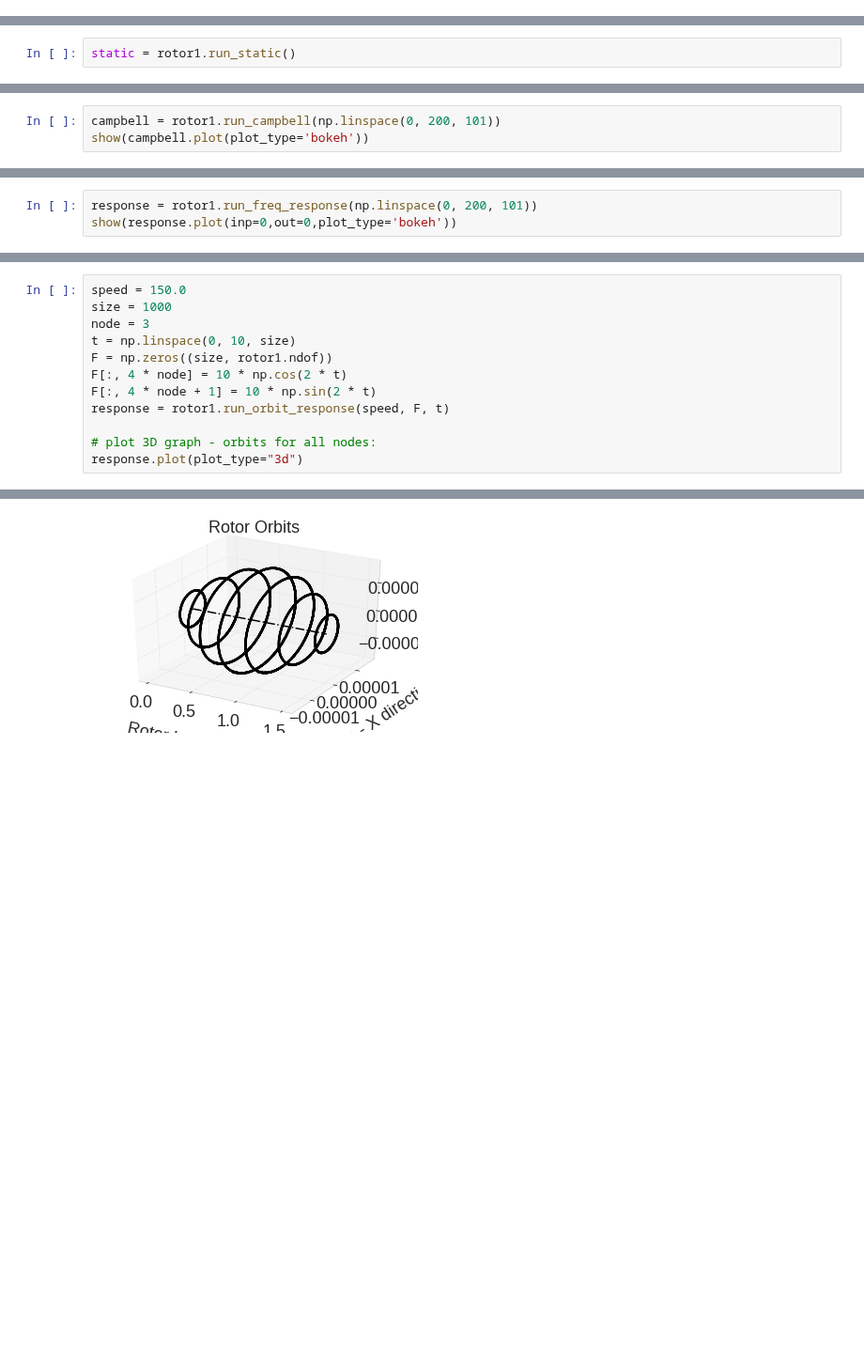
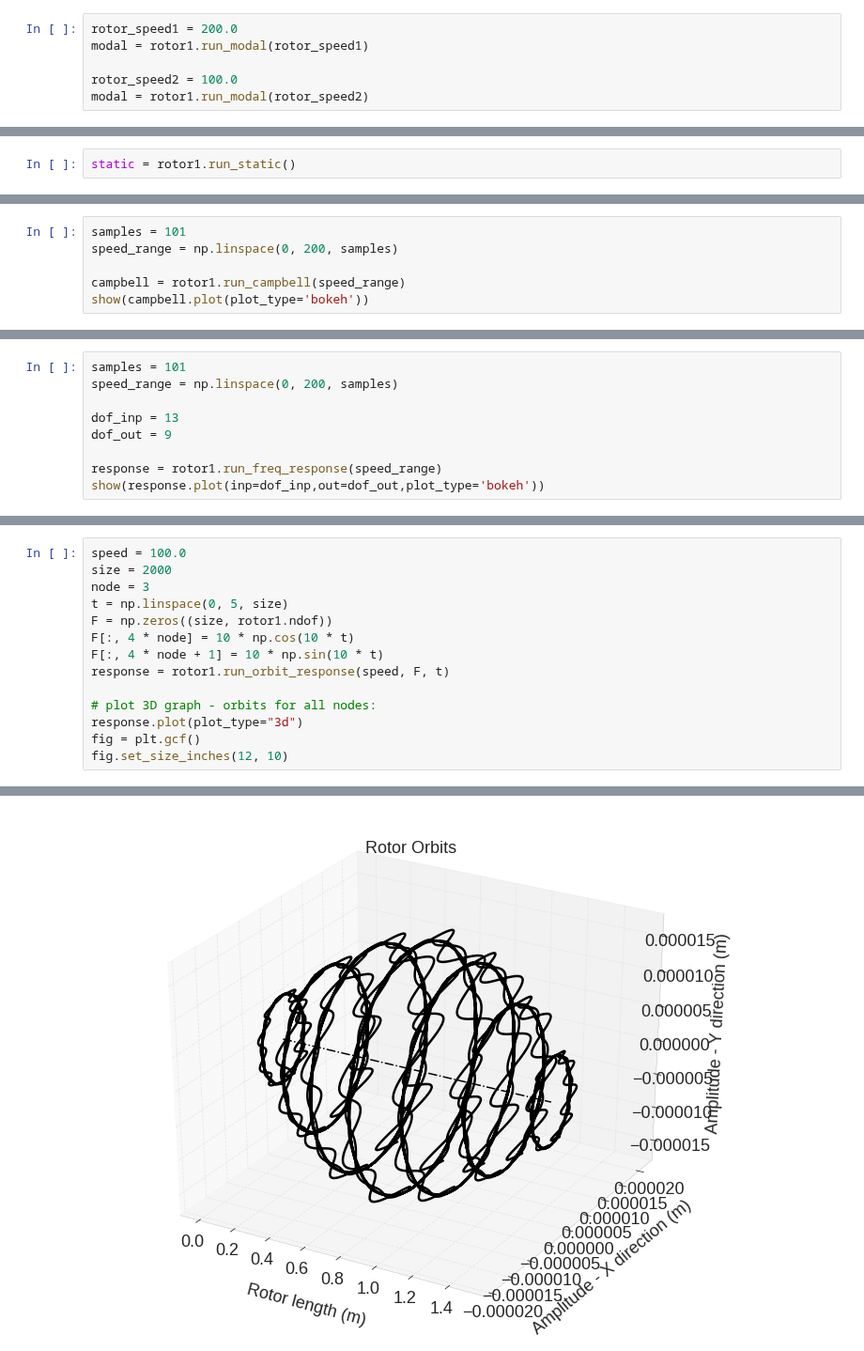
Before and after one commit to jguarato/ross, a Jupyter notebook: docs/examples/tutorial.ipynb, the cells around one changed output, grey strips where cells are left out. Shown at 94% size. Drawn from its saved outputs; the diff is of its cells as text; blank space fills up the shorter version.

```diff
--- a/docs/examples/tutorial.ipynb
+++ b/docs/examples/tutorial.ipynb
@@ -298,0 +357,6 @@ This method gives a free body diagram and a amplificated plot of the rotor respo
+# %%
+rotor_speed1 = 200.0
+modal = rotor1.run_modal(rotor_speed1)
+
+rotor_speed2 = 100.0
+modal = rotor1.run_modal(rotor_speed2)
@@ -323,5 +450,8 @@ In this example we can see the campbell diagram from 0 to 200 rad/s (~1900 RPM).
 # %%
-campbell = rotor1.run_campbell(np.linspace(0, 200, 101))
+samples = 101
+speed_range = np.linspace(0, 200, samples)
+
+campbell = rotor1.run_campbell(speed_range)
 show(campbell.plot(plot_type='bokeh'))
 # %% [output]
 [interactive output not drawn]
@@ -335,6 +496,12 @@ We can put the frequency response of selecting the input and output degree of fr
 # %%
-response = rotor1.run_freq_response(np.linspace(0, 200, 101))
-show(response.plot(inp=0,out=0,plot_type='bokeh'))
+samples = 101
+speed_range = np.linspace(0, 200, samples)
+
+dof_inp = 13
+dof_out = 9
+
+response = rotor1.run_freq_response(speed_range)
+show(response.plot(inp=dof_inp,out=dof_out,plot_type='bokeh'))
 # %% [output]
 [interactive output not drawn]
 [interactive output not drawn]
@@ -414,13 +608,15 @@ This function takes the following parameters:
 # %%
-speed = 150.0
-size = 1000
+speed = 100.0
+size = 2000
 node = 3
-t = np.linspace(0, 10, size)
+t = np.linspace(0, 5, size)
 F = np.zeros((size, rotor1.ndof))
-F[:, 4 * node] = 10 * np.cos(2 * t)
-F[:, 4 * node + 1] = 10 * np.sin(2 * t)
+F[:, 4 * node] = 10 * np.cos(10 * t)
+F[:, 4 * node + 1] = 10 * np.sin(10 * t)
 response = rotor1.run_orbit_response(speed, F, t)
 
 # plot 3D graph - orbits for all nodes:
 response.plot(plot_type="3d")
+fig = plt.gcf()
+fig.set_size_inches(12, 10)
 # %% [output]
@@ -428 +623 @@ response.plot(plot_type="3d")
-[figure, old version]
+[figure, new version]
```
Also changed, not shown: parts of 29 cells of this notebook.
